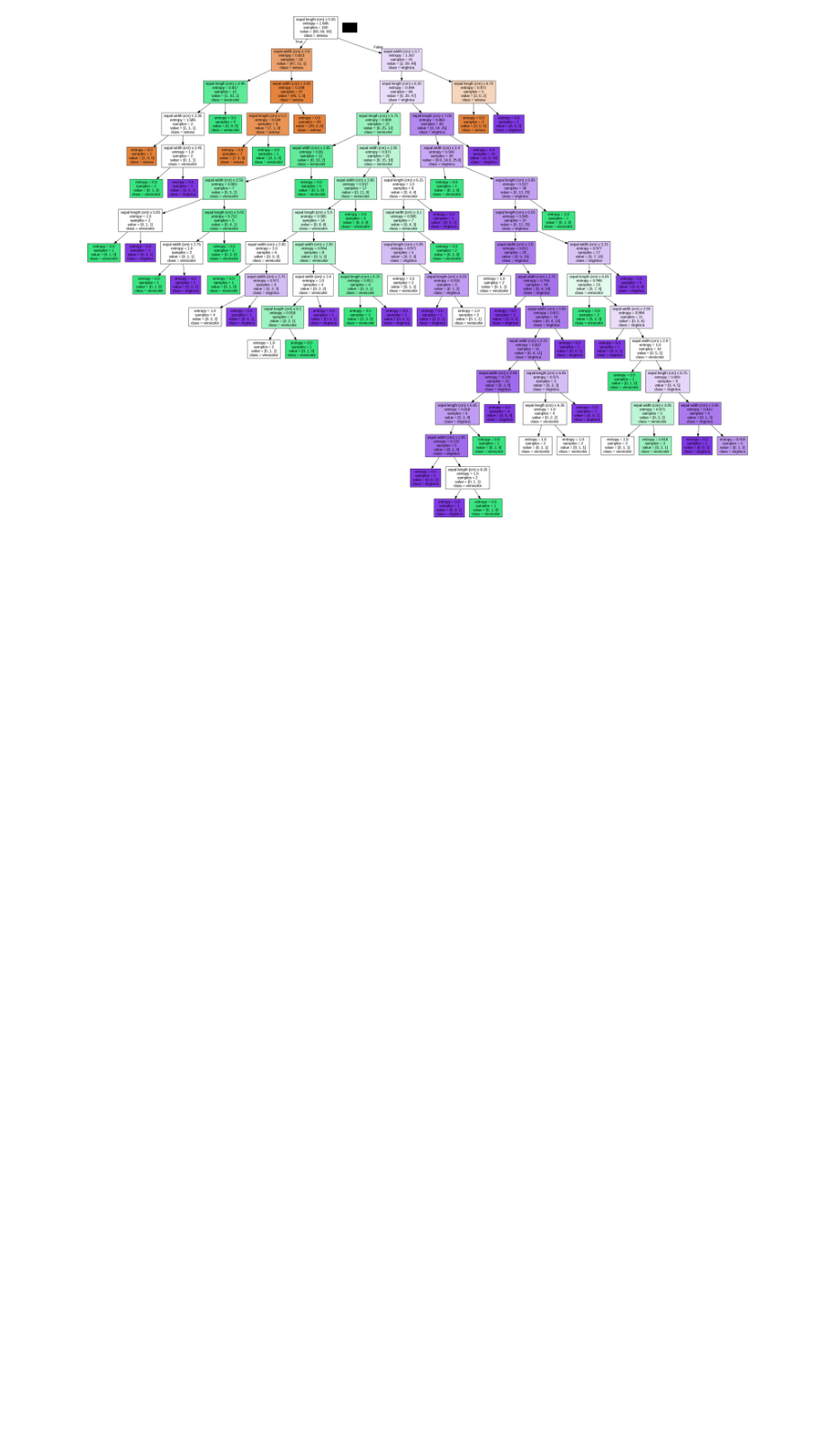
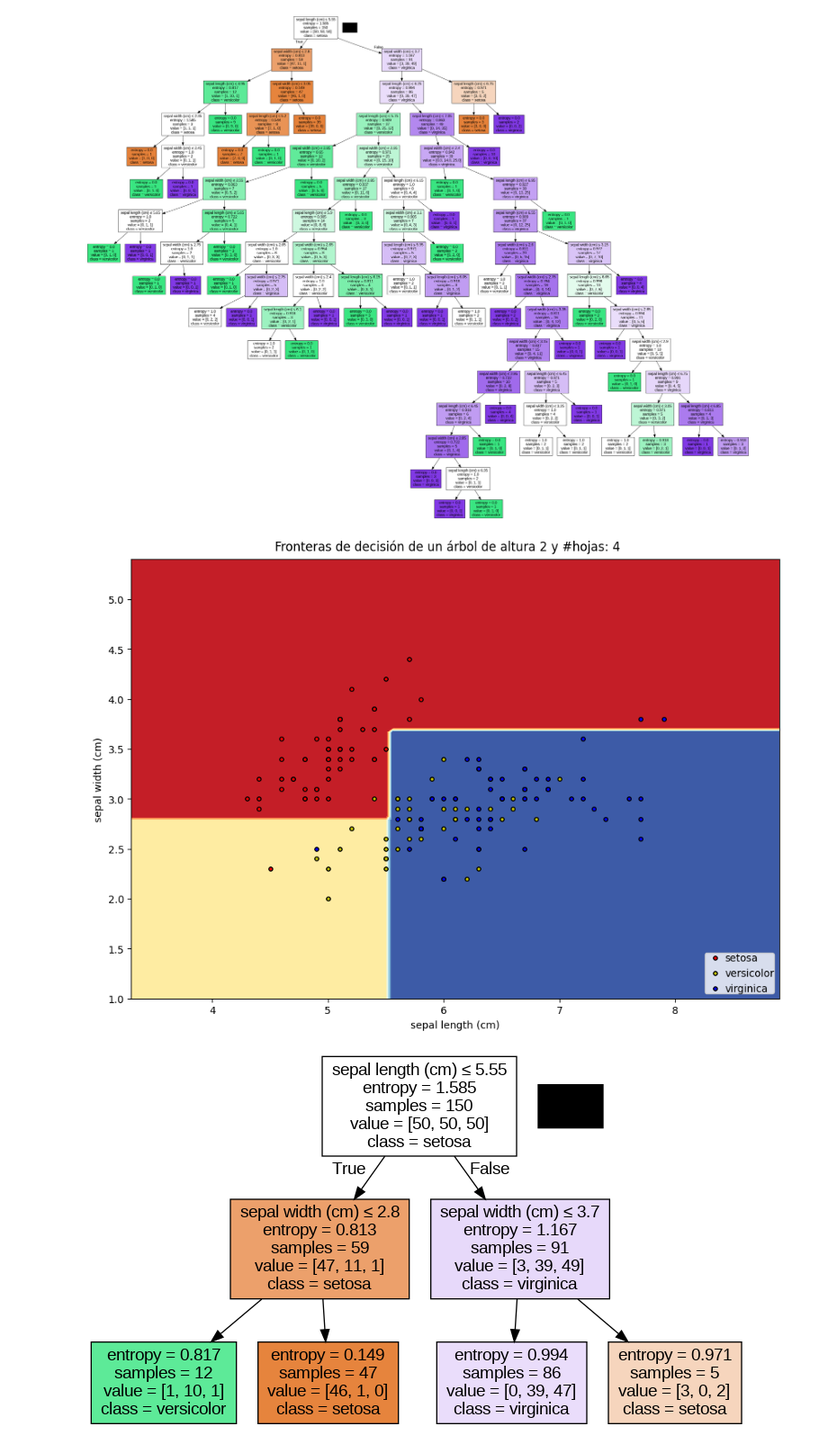
Before and after one commit to tusar-verma/Machine-learning-2c2026, a Jupyter notebook: notebooks/notebook_03_arboles_de_decision_sklearn-published.ipynb, the cells around one changed output. Shown at 90% size. Cells and saved outputs as stored; diff of their text form; code cells hidden in the pictures; blank space fills up the shorter version.

```diff
--- a/notebooks/notebook_03_arboles_de_decision_sklearn-published.ipynb
+++ b/notebooks/notebook_03_arboles_de_decision_sklearn-published.ipynb
@@ -531,3 +556,8 @@ explore_decision_tree_boundaries()
 # %% [output]
 [figure]
 [figure]
+# %%
+explore_decision_tree_boundaries(max_depth=2)
+# %% [output]
+[figure, added]
+[figure, added]
```
Also changed, not shown: parts of 7 cells of this notebook.
